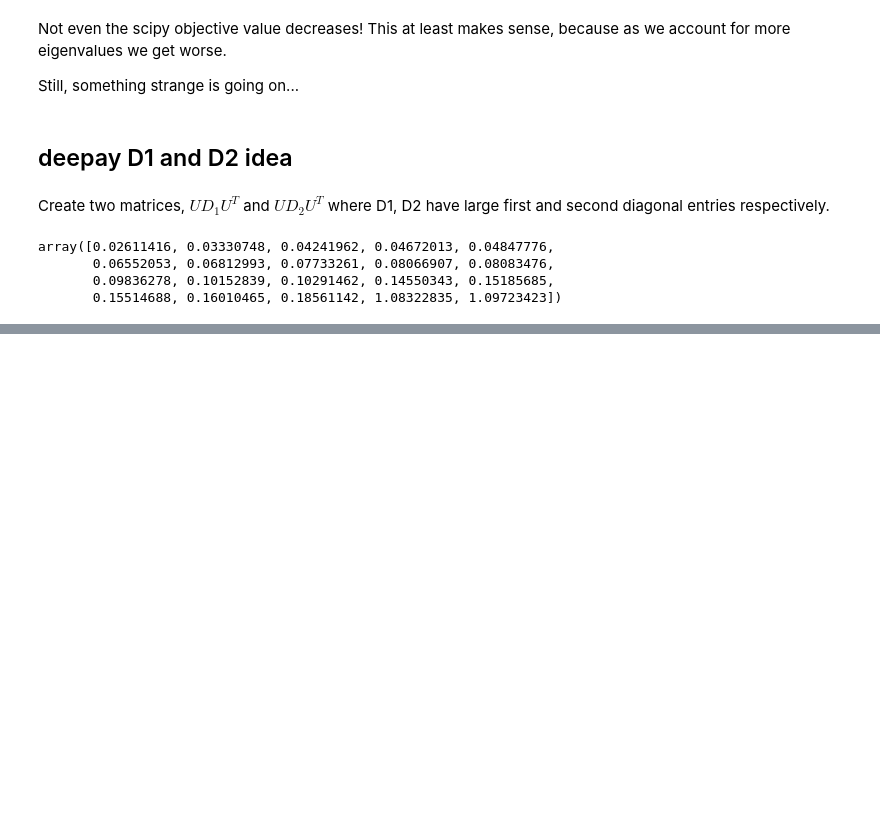
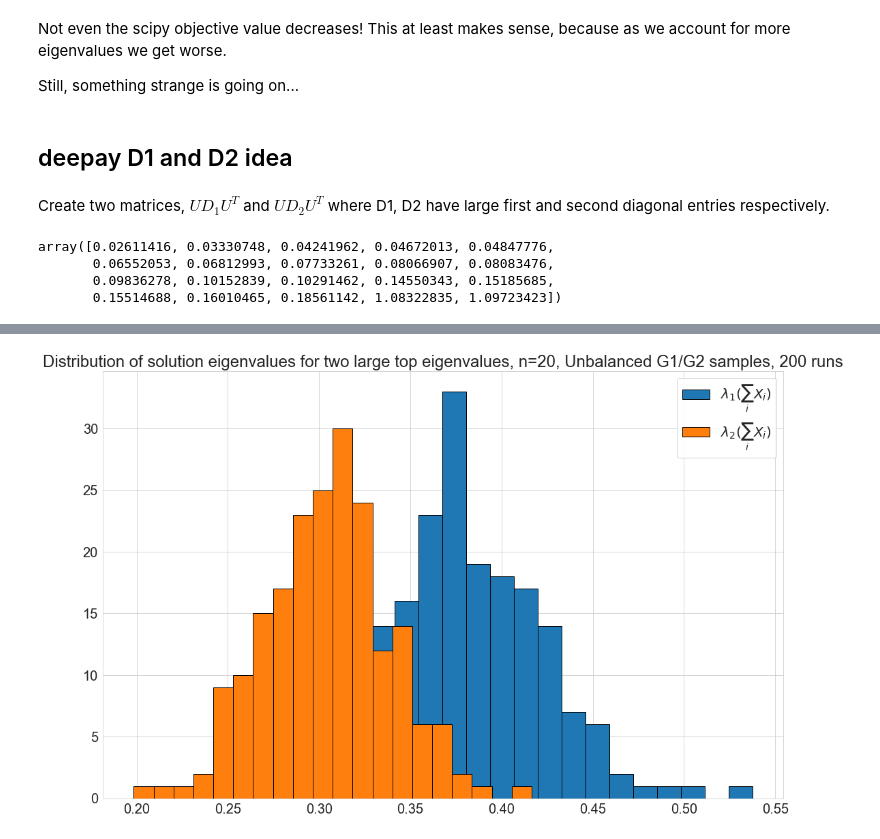
Before and after one commit to akhiljalan/cellag-misc, a Jupyter notebook: media-4-eigenmatching-synthetic-data.ipynb, the cells around one changed output, grey strips where cells are left out. Cells and saved outputs as stored; diff of their text form; code cells hidden in the pictures; blank space fills up the shorter version.

```diff
--- a/media-4-eigenmatching-synthetic-data.ipynb
+++ b/media-4-eigenmatching-synthetic-data.ipynb
@@ -714,0 +860,9 @@ sample_mats = sample_mats_1 + sample_mats_2
+# %%
+plt.hist(first_eigs, bins=20, ec='black', label='$\lambda_1(\sum_i X_i)$');
+plt.hist(second_eigs, bins=20, ec='black', label='$\lambda_2(\sum_i X_i)$');
+plt.legend();
+plt.title('Distribution of solution eigenvalues for two large top eigenvalues, n=20, Unbalanced G1/G2 samples, 200 runs');
+plt.tight_layout();
+plt.savefig('figs/eig_dist_two_large_eigs_unbalanced_samples.png', dpi=300);
+# %% [output]
+[figure, added]
```
Also changed, not shown: parts of 83 cells of this notebook, 5 other files.
